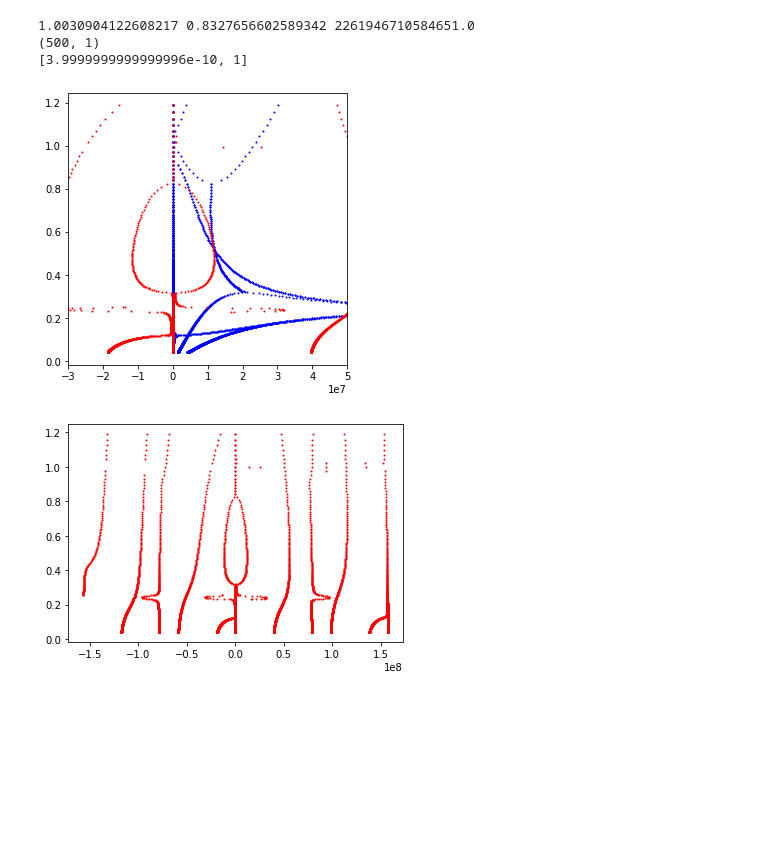
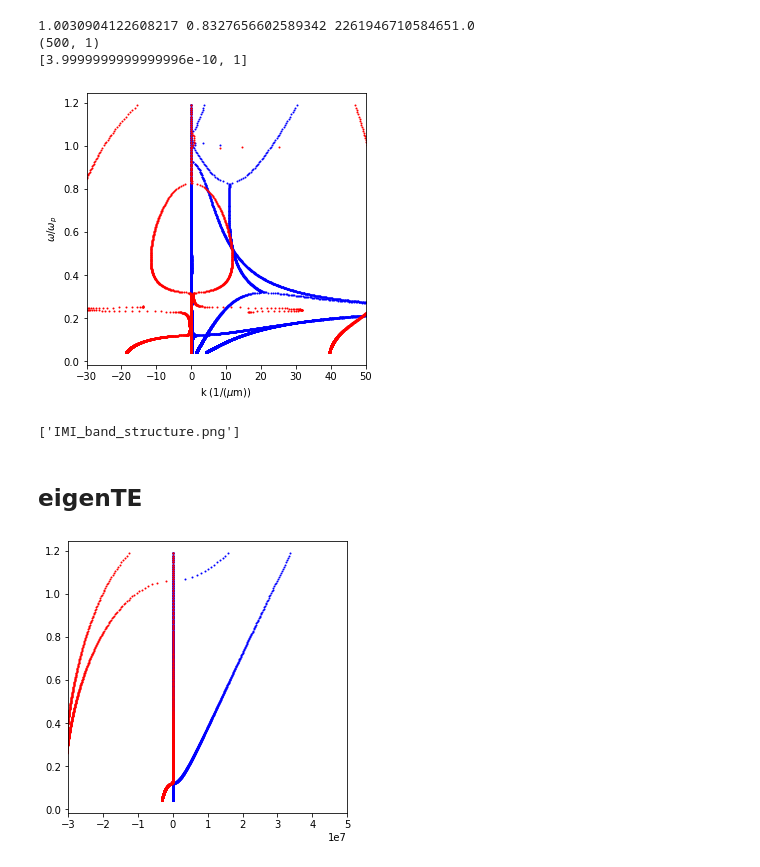
Before and after one commit to zhaonat/eigenwell, a Jupyter notebook: notebooks/IMI-MIM.ipynb, the cells around one changed output. Drawn from its saved outputs; the diff is of its cells as text; code cells hidden in the pictures; blank space fills up the shorter version.

```diff
--- a/notebooks/IMI-MIM.ipynb
+++ b/notebooks/IMI-MIM.ipynb
@@ -14,7 +23,7 @@ lambda_p = 2*np.pi*C0/omega_p/1e-6;
 
 print(wvlen_cutoff, lambda_p, omega_p)
 
-wvlen_scan = np.linspace(0.7,20, 1000);
+wvlen_scan = np.linspace(0.7,20, 3000);
 epsilon_diel = 16;
 
 a = 0.2*L0; #lattice constant
@@ -56,3 +64,19 @@ for i,wvlen in enumerate(wvlen_scan):
 kspectra = np.array(kspectra);
 
 omega_scan = 2*np.pi*C0/wvlen_scan/1e-6
+# %%
+plt.figure(figsize = (5,5));
+plt.plot(np.real(kspectra)*1e-6, omega_scan/omega_p, '.b', markersize = 2);
+plt.plot(np.imag(kspectra)*1e-6, omega_scan/omega_p, '.r', markersize = 2);
+plt.xlim((-30, 50))
+plt.xlabel('k (1/($\mu$m))')
+plt.ylabel('$\omega/\omega_p$')
+plt.savefig("../img/IMI_band_structure.png",dpi = 300)
+plt.show();
+#plt.plot(np.imag(kspectra), omega_scan/omega_p, '.r', markersize = 2);
+print(os.listdir("../img"))
+# %% [output]
+[figure, added]
+['IMI_band_structure.png']
+# %% [markdown]
+## eigenTE
@@ -59,10 +100,8 @@ omega_scan = 2*np.pi*C0/wvlen_scan/1e-6
 # %%
 plt.figure(figsize = (5,5));
 plt.plot(np.real(kspectra), omega_scan/omega_p, '.b', markersize = 2);
 plt.plot(np.imag(kspectra), omega_scan/omega_p, '.r', markersize = 2);
 plt.xlim((-30e6, 50e6))
 plt.show();
-plt.plot(np.imag(kspectra), omega_scan/omega_p, '.r', markersize = 2);
 # %% [output]
-[figure, old version]
+[figure, new version]
-[figure, removed]
```
Also changed, not shown: parts of 5 cells of this notebook, 12 other files.
